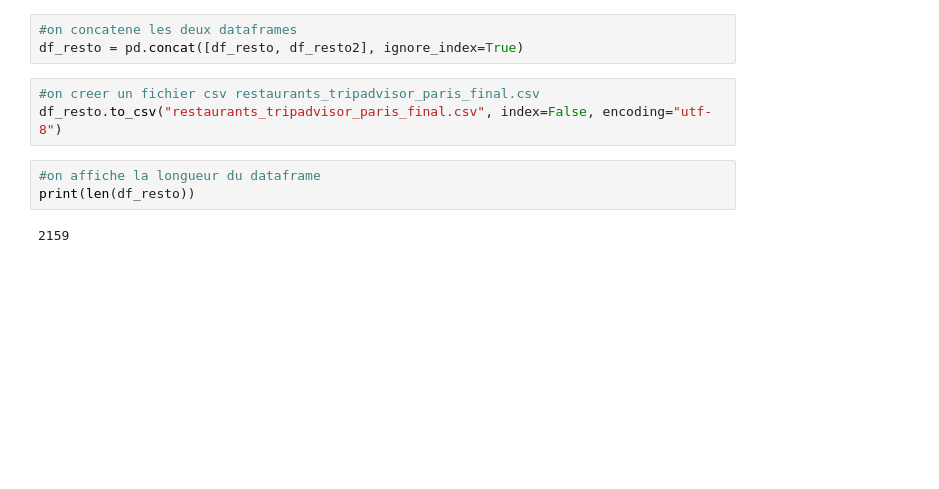
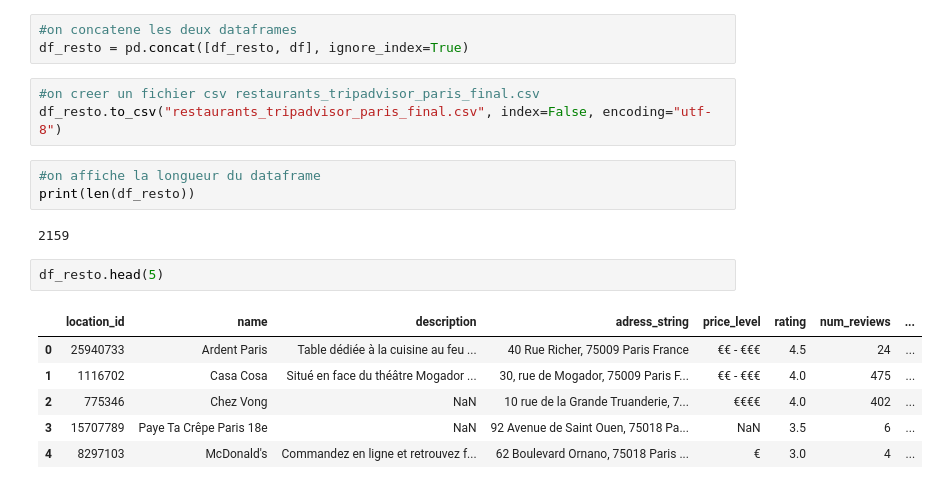
Before and after one commit to Mouillel2b/webscrapping_project, a Jupyter notebook: scrap_tripadvisor/scrap.ipynb, the cells around one changed output. Drawn from its saved outputs; the diff is of its cells as text; blank space fills up the shorter version.

```diff
--- a/scrap_tripadvisor/scrap.ipynb
+++ b/scrap_tripadvisor/scrap.ipynb
@@ -152,7 +152,7 @@ df_resto2 = pd.read_csv("data_in_progress/restaurants_tripadvisor_paris_2.csv")
 df_resto = pd.read_csv("data_in_progress/restaurants_tripadvisor_paris.csv")
 # %%
 #on concatene les deux dataframes
-df_resto = pd.concat([df_resto, df_resto2], ignore_index=True)
+df_resto = pd.concat([df_resto, df], ignore_index=True)
 # %%
 #on creer un fichier csv restaurants_tripadvisor_paris_final.csv
 df_resto.to_csv("restaurants_tripadvisor_paris_final.csv", index=False, encoding="utf-8")
@@ -161,3 +161,12 @@ df_resto.to_csv("restaurants_tripadvisor_paris_final.csv", index=False, encoding
 print(len(df_resto))
 # %% [output]
 2159
+# %%
+df_resto.head(5)
+# %% [output]
+|  | location_id | name | description | adress_string | price_level | rating | num_reviews | ... |
+| 0 | 25940733 | Ardent Paris | Table dédiée à la cuisine au feu ... | 40 Rue Richer, 75009 Paris France | €€ - €€€ | 4.5 | 24 | ... |
+| 1 | 1116702 | Casa Cosa | Situé en face du théâtre Mogador ... | 30, rue de Mogador, 75009 Paris F... | €€ - €€€ | 4.0 | 475 | ... |
+| 2 | 775346 | Chez Vong | NaN | 10 rue de la Grande Truanderie, 7... | €€€€ | 4.0 | 402 | ... |
+| 3 | 15707789 | Paye Ta Crêpe Paris 18e | NaN | 92 Avenue de Saint Ouen, 75018 Pa... | NaN | 3.5 | 6 | ... |
+| 4 | 8297103 | McDonald's | Commandez en ligne et retrouvez f... | 62 Boulevard Ornano, 75018 Paris ... | € | 3.0 | 4 | ... |
```
Also changed, not shown: parts of 1 cell of this notebook.
